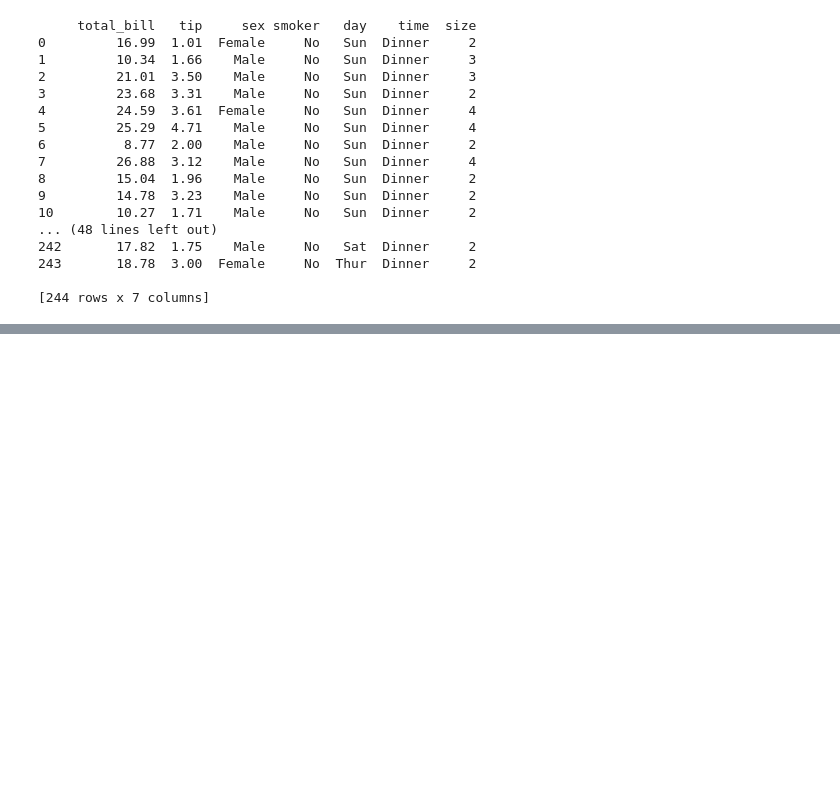
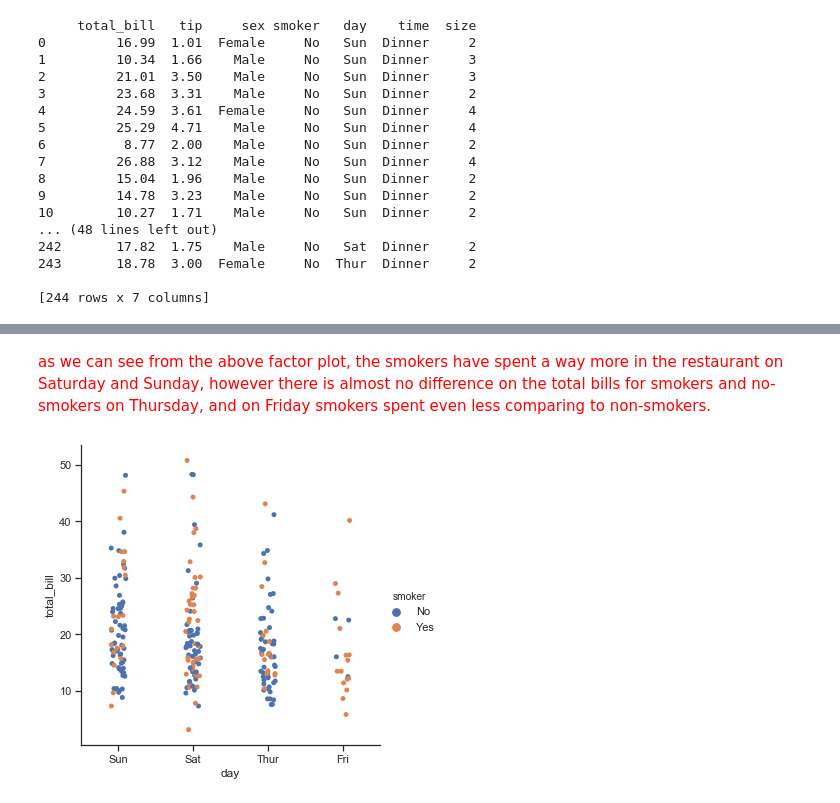
Before and after one commit to JuliaMal/Fundamentals_project, a Jupyter notebook: Tips.ipynb, the cells around one changed output, grey strips where cells are left out. Drawn from its saved outputs; the diff is of its cells as text; code cells hidden in the pictures; blank space fills up the shorter version.

```diff
--- a/Tips.ipynb
+++ b/Tips.ipynb
@@ -52,0 +77,7 @@ Average tip:  3.0
+# %% [markdown]
+<font color='red'> as we can see from the above factor plot, the smokers have spent a way more in the restaurant on Saturday and Sunday, however there is almost no difference on the total bills for smokers and no-smokers on Thursday, and on Friday smokers spent even less comparing to non-smokers. </font>
+# %%
+sns.set(style="ticks")
+g = sns.catplot(x="day", y="total_bill", hue="smoker", data=df)
+# %% [output]
+[figure, added]
```
Also changed, not shown: parts of 16 cells of this notebook, 1 other file.
